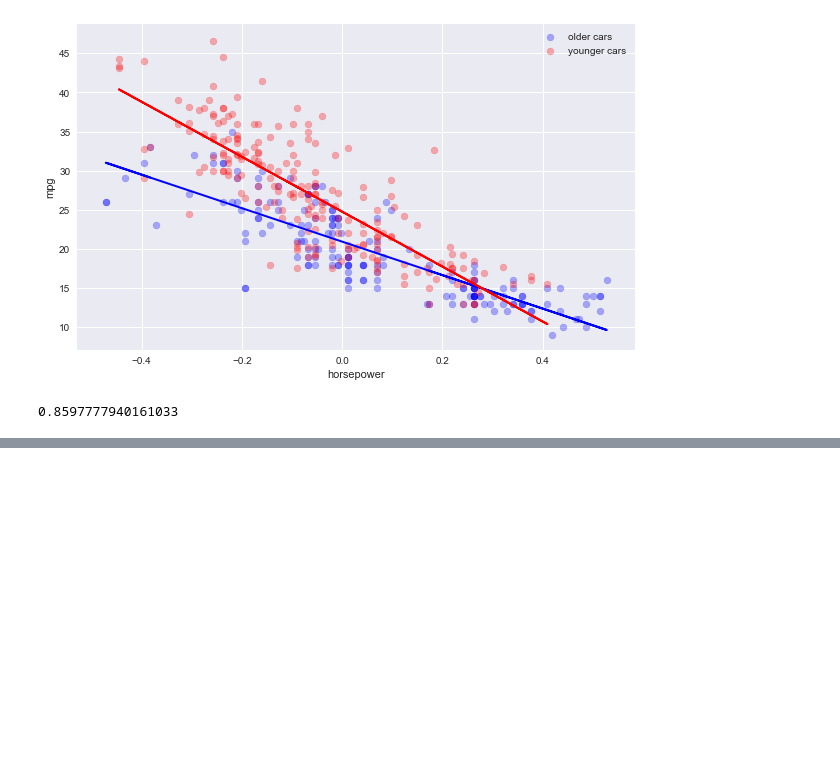
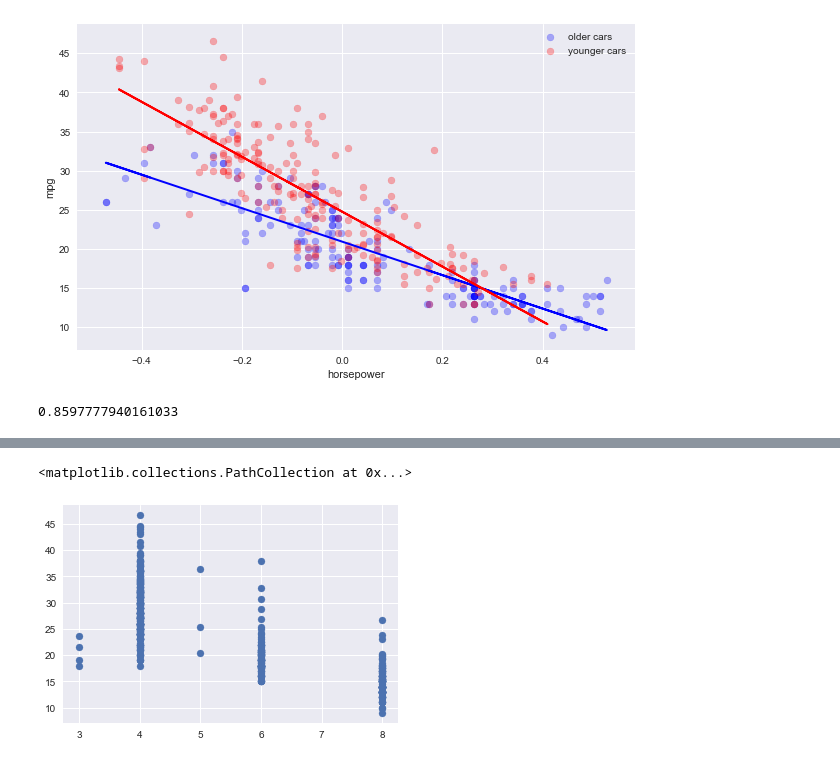
Before and after one commit to nadinezab/DS-notes, a Jupyter notebook: Linear Regression.ipynb, the cells around one changed output, grey strips where cells are left out. Cells and saved outputs as stored; diff of their text form; code cells hidden in the pictures; blank space fills up the shorter version.

```diff
--- a/Linear Regression.ipynb
+++ b/Linear Regression.ipynb
@@ -1046,0 +1064,3 @@ interact_horse_origin
+# %%
+data = pd.read_csv('auto-mpg.csv')
+data.head()
@@ -1046,0 +1074,8 @@ interact_horse_origin
+# %%
+y = data['mpg']
+X = data.drop(['mpg', 'displacement', 'horsepower', 'weight', 'acceleration', 'model year', 'origin', 'car name'], axis = 1)
+# %%
+plt.scatter(X,y)
+# %% [output]
+<matplotlib.collections.PathCollection at 0x...>
+[figure, added]
```
Also changed, not shown: parts of 34 cells of this notebook.
